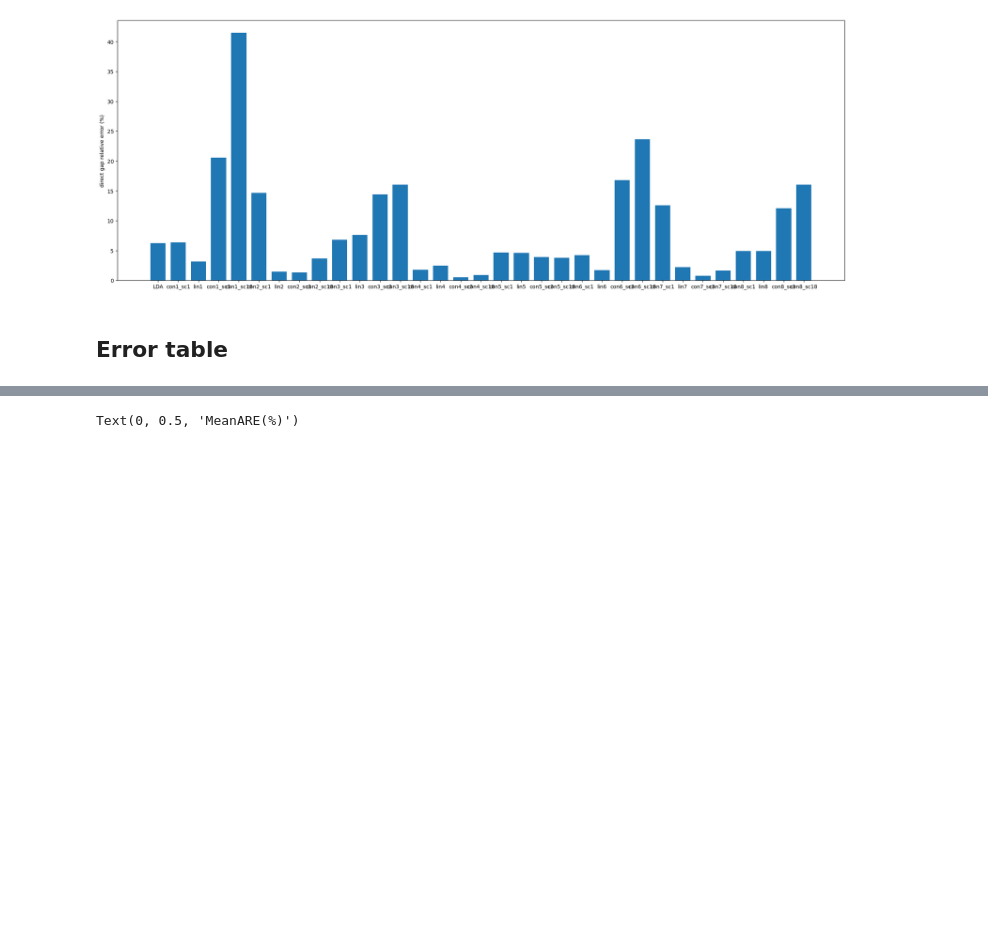
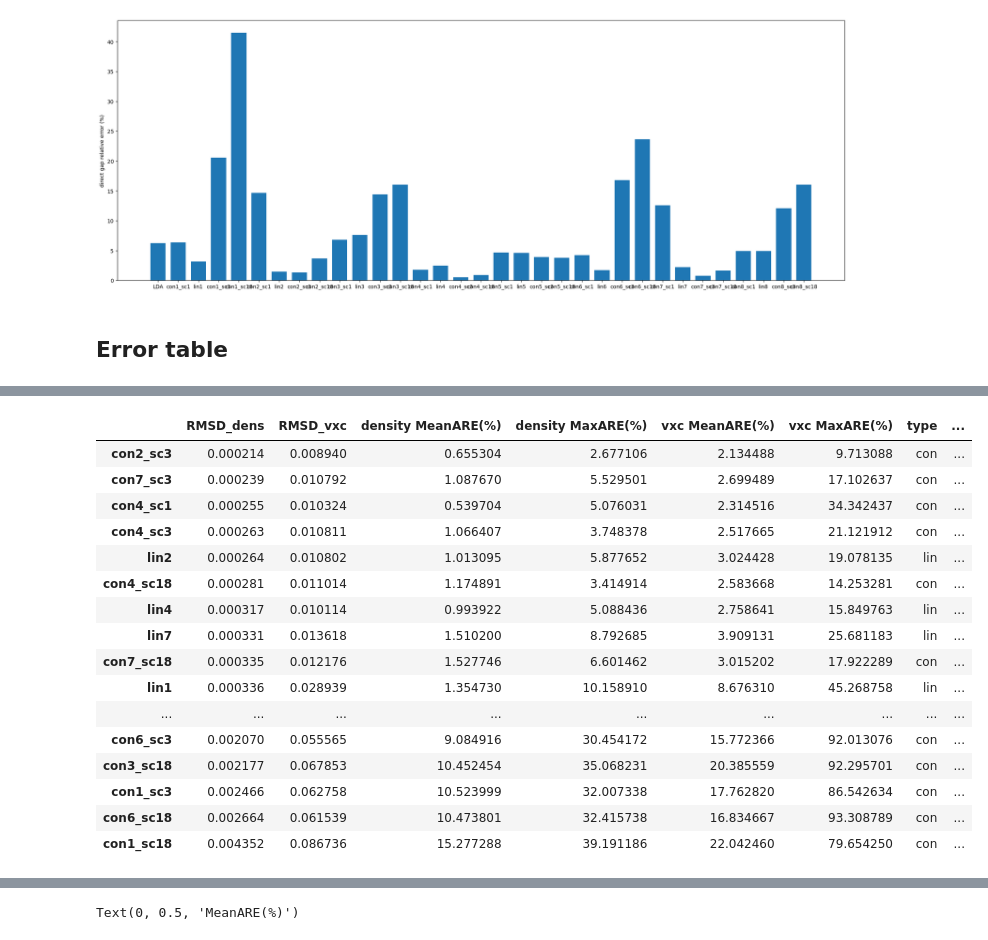
Before and after one commit to aouinaayoub/connector, a Jupyter notebook: fxc_connector-24-01.ipynb, the cells around one changed output, grey strips where cells are left out. Saved outputs shown, nothing was run; the diff lists cells and outputs as text; code cells hidden in the pictures; blank space fills up the shorter version.

```diff
--- a/fxc_connector-24-01.ipynb
+++ b/fxc_connector-24-01.ipynb
@@ -147,0 +112,20 @@ si_analyse.dens_vxc_error_data.sort_values("density MaxARE(%)")
+# %%
+si_analyse.dens_vxc_error_data.sort_values("RMSD_dens")
+# %% [output]
+|  | RMSD_dens | RMSD_vxc | density MeanARE(%) | density MaxARE(%) | vxc MeanARE(%) | vxc MaxARE(%) | type | ... |
+| con2_sc3 | 0.000214 | 0.008940 | 0.655304 | 2.677106 | 2.134488 | 9.713088 | con | ... |
+| con7_sc3 | 0.000239 | 0.010792 | 1.087670 | 5.529501 | 2.699489 | 17.102637 | con | ... |
+| con4_sc1 | 0.000255 | 0.010324 | 0.539704 | 5.076031 | 2.314516 | 34.342437 | con | ... |
+| con4_sc3 | 0.000263 | 0.010811 | 1.066407 | 3.748378 | 2.517665 | 21.121912 | con | ... |
+| lin2 | 0.000264 | 0.010802 | 1.013095 | 5.877652 | 3.024428 | 19.078135 | lin | ... |
+| con4_sc18 | 0.000281 | 0.011014 | 1.174891 | 3.414914 | 2.583668 | 14.253281 | con | ... |
+| lin4 | 0.000317 | 0.010114 | 0.993922 | 5.088436 | 2.758641 | 15.849763 | lin | ... |
+| lin7 | 0.000331 | 0.013618 | 1.510200 | 8.792685 | 3.909131 | 25.681183 | lin | ... |
+| con7_sc18 | 0.000335 | 0.012176 | 1.527746 | 6.601462 | 3.015202 | 17.922289 | con | ... |
+| lin1 | 0.000336 | 0.028939 | 1.354730 | 10.158910 | 8.676310 | 45.268758 | lin | ... |
+| ... | ... | ... | ... | ... | ... | ... | ... | ... |
+| con6_sc3 | 0.002070 | 0.055565 | 9.084916 | 30.454172 | 15.772366 | 92.013076 | con | ... |
+| con3_sc18 | 0.002177 | 0.067853 | 10.452454 | 35.068231 | 20.385559 | 92.295701 | con | ... |
+| con1_sc3 | 0.002466 | 0.062758 | 10.523999 | 32.007338 | 17.762820 | 86.542634 | con | ... |
+| con6_sc18 | 0.002664 | 0.061539 | 10.473801 | 32.415738 | 16.834667 | 93.308789 | con | ... |
+| con1_sc18 | 0.004352 | 0.086736 | 15.277288 | 39.191186 | 22.042460 | 79.654250 | con | ... |
```
Also changed, not shown: parts of 35 cells of this notebook.
